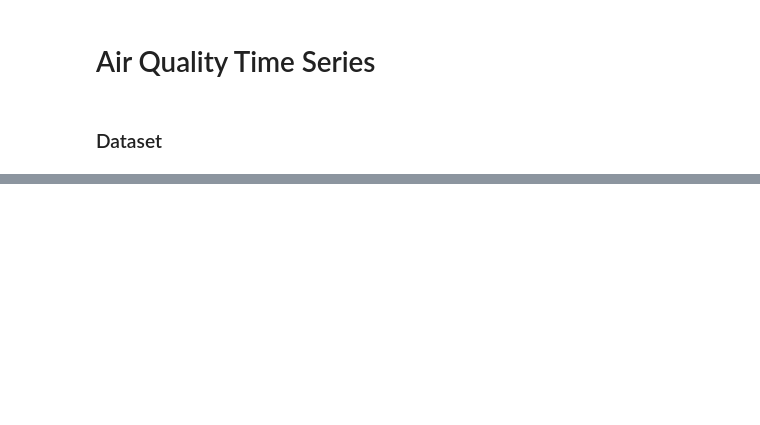
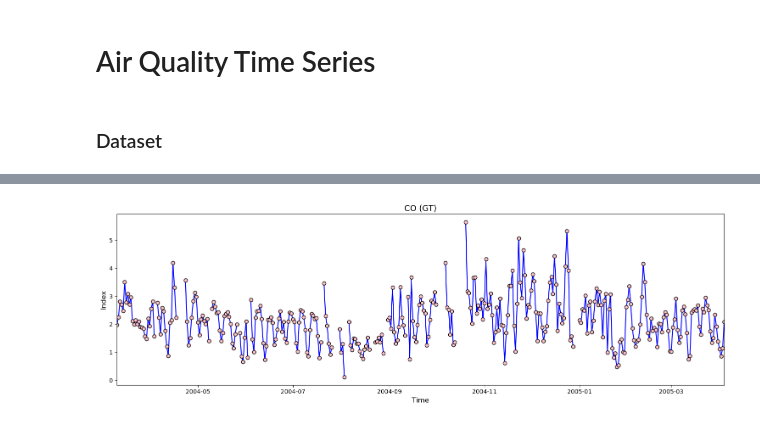
Before and after one commit to LeonardoSMSoares/Economics-Finance-2, a Jupyter notebook: Case Collection/CCMTS 08 - SARIMAX - Air Quality.ipynb, the cells around one changed output, grey strips where cells are left out. Saved outputs shown, nothing was run; the diff lists cells and outputs as text; code cells hidden in the pictures; blank space fills up the shorter version.

```diff
--- a/Case Collection/CCMTS 08 - SARIMAX - Air Quality.ipynb
+++ b/Case Collection/CCMTS 08 - SARIMAX - Air Quality.ipynb
@@ -42,0 +372,6 @@ aqdf.head()
+# %%
+# Group data by day (removing the hour part) and calculate the mean
+aqdf_daily = aqdf.resample('D').mean()
+
+# Display the result
+aqdf_daily
@@ -42,0 +413,28 @@ aqdf.head()
+# %%
+# Ensure index is in datetime format
+aqdf.index = pd.to_datetime(aqdf.index)
+
+# Create figure and axis
+fig, ax = plt.subplots(figsize=(15, 5))
+
+# Plot traffic volume using line plot
+ax.plot(aqdf_daily.index, aqdf_daily['CO(GT)'],
+        color='blue',
+        marker='o',
+        markerfacecolor='pink',
+        markeredgecolor='black')
+
+# Formatting
+ax.set_xlabel('Time', fontsize=12)
+ax.set_ylabel('Index', fontsize=12)
+ax.set_title('CO (GT)', fontsize=14)
+
+# Set XY-limits
+#ax.set_ylim(0, 12)
+ax.set_xlim(pd.to_datetime('2004-03-10'), pd.to_datetime('2005-04-04'))
+
+# Show the plot
+plt.tight_layout()
+plt.show();
+# %% [output]
+[figure, added]
```
Also changed, not shown: parts of 64 cells of this notebook.
